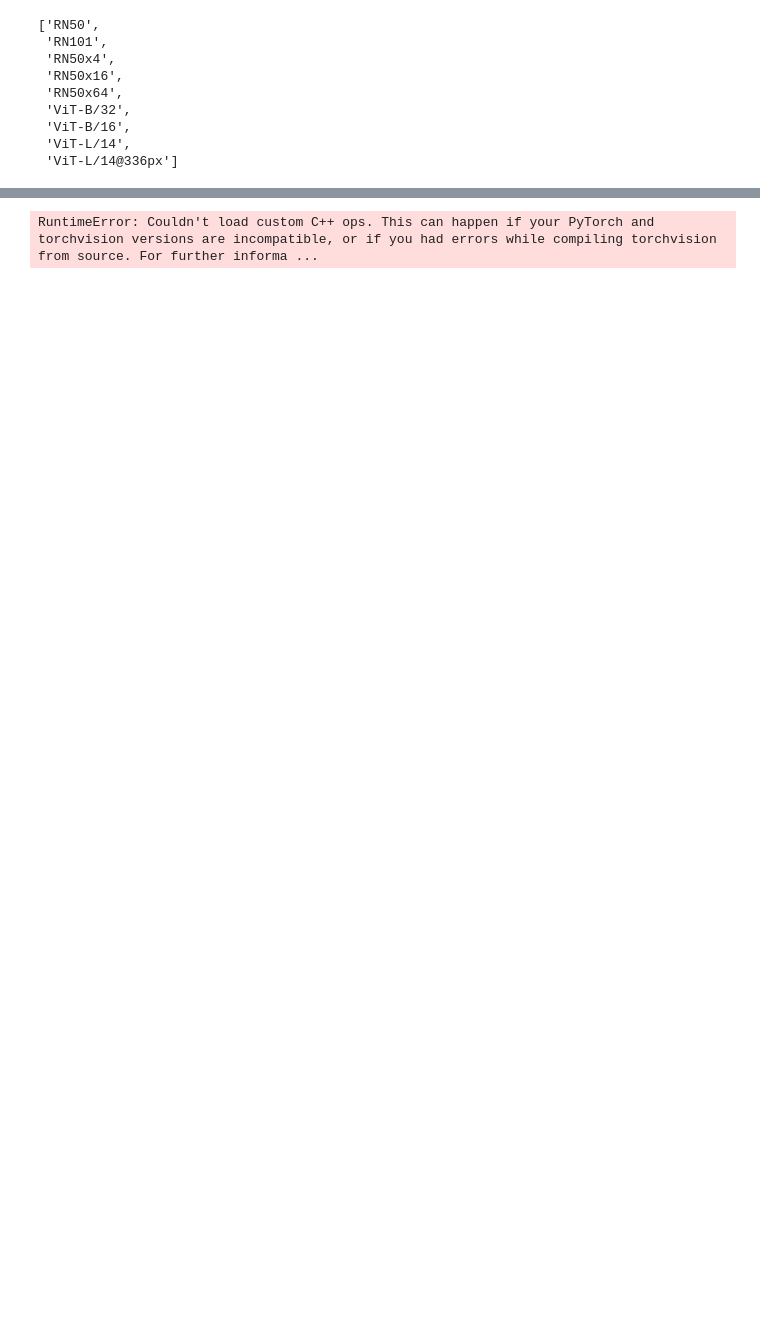
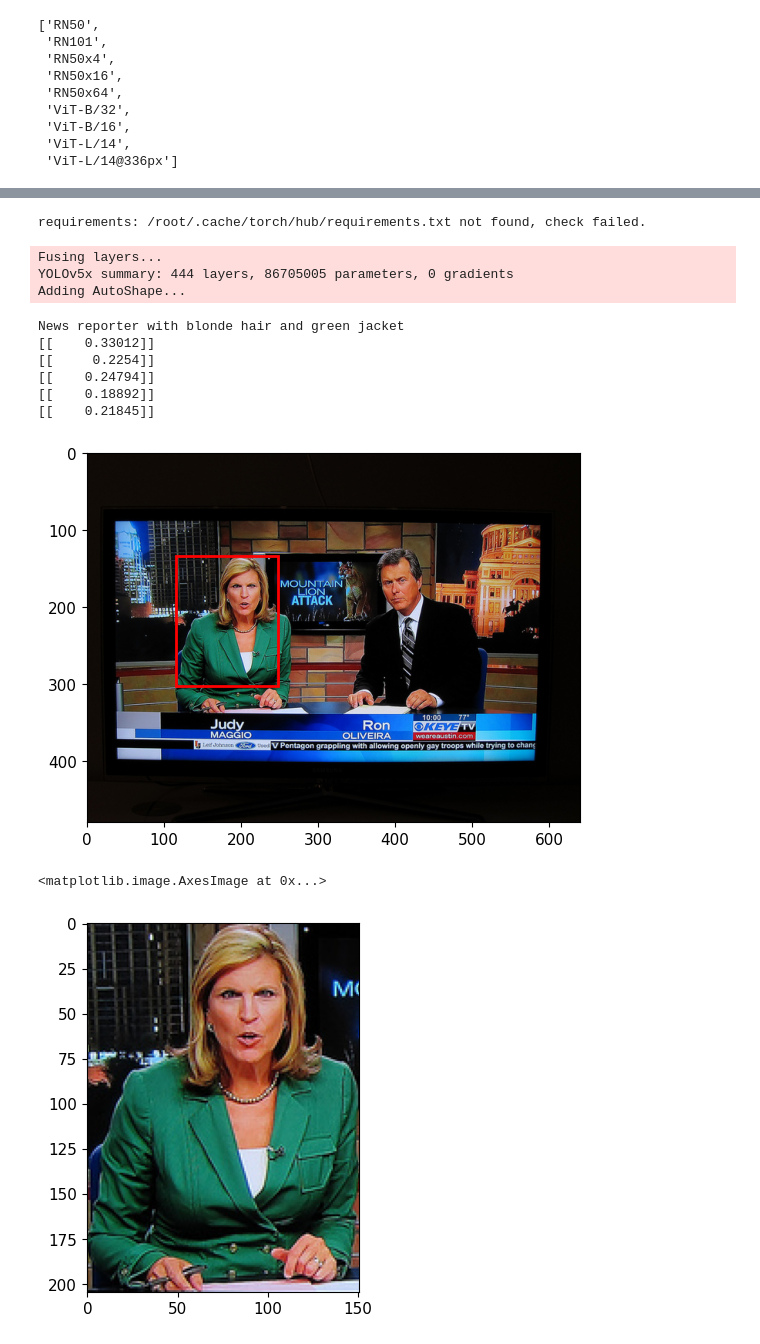
Before and after one commit to nicolazilio0/deepRiccy, a Jupyter notebook: Baseline.ipynb, the cells around one changed output, grey strips where cells are left out. Saved outputs shown, nothing was run; the diff lists cells and outputs as text; code cells hidden in the pictures; blank space fills up the shorter version.

Commit message:
update dataset with succesfull bounding box

```diff
--- a/Baseline.ipynb
+++ b/Baseline.ipynb
@@ -53,6 +71,8 @@ class Coco(Dataset):
             data = json.load(json_data)
             self.img_frame = pd.DataFrame(data['images'])
             self.ann_frame = pd.DataFrame(data['annotations'])
+            #self.img_frame = pd.merge(self.img_frame, self.ann_frame, left_on=)
+
 
         #load annotations
         with open(self.path_pickle, 'rb') as pickle_data:
@@ -67,13 +87,20 @@ class Coco(Dataset):
         self.refs_frame = self.refs_frame.reset_index(drop=True)
 
         self.dataset = pd.merge(self.refs_frame, self.img_frame, left_on='ann_id', right_on='id')
-        self.dataset = self.dataset.drop(columns=['ann_id'])
+        self.dataset = pd.merge(self.dataset, self.ann_frame, left_on= "id", right_on="id")
+        self.dataset = self.dataset.drop(columns=['category_id_x', 'ann_id', 'license', 'category_id_x', 'iscrowd', 'category_id_y', 'ref_id', 'sent_ids', 'flickr_url', 'coco_url', 'segmentation', 'date_captured', 'sent_ids'])
 
     def __len__(self):
         return self.size
 
     def __getitem__(self, idx):
         return self.dataset.iloc[idx]
+
+    def get_annotation(self, idx):
+      return self.ann_frame.iloc[idx]
+
+    def get_imgframe(self, idx):
+      return self.img_frame.iloc[idx]
 # %%
 def split_string(string):
     string = string.split("_")
@@ -118,22 +142,37 @@ clip.available_models()
  'ViT-B/16',
  'ViT-L/14',
  'ViT-L/14@336px']
+# %%
+def yolobbox2bbox(x,y,w,h):
+    x1, y1 = x+h, y
+    x2, y2 = w/2, h/2
+    return x, y, x2, y2
 # %%
 #define device
 device = torch.device("cuda" if torch.cuda.is_available() else "cpu")
 
 #pass image into yolo
-yolo = torch.hub.load('ultralytics/yolov5', 'yolov5s', pretrained=True)
+yolo = torch.hub.load('ultralytics/yolov5', 'yolov5x', pretrained=True)
 
 input = dataset[55]
 
-image = split_string(input["file_name_x"])
+image_path = split_string(input["file_name_x"])
 
-yolo_output = yolo(local_path+image)
+yolo_output = yolo(local_path+image_path)
 
 model, preprocess = clip.load("ViT-B/32")
 model.eval()
 #pass each bounding box segmented image into clip with the sentence
+
+sentence = input["sentences"]["raw"]
+print(sentence)
+
+max_similarity = 0
+max_image = None
+max_bbox = None
+
+original_img = Image.open(local_path+image_path).convert("RGB")
+
 for i in range(len(yolo_output.xyxy[0])):
 
     x1 = yolo_output.xyxy[0][i][0].numpy()
@@ -145,23 +184,36 @@ for i in range(len(yolo_output.xyxy[0])):
     y2 = yolo_output.xyxy[0][i][3].numpy()
     y2 = np.rint(y2)
 
-    print(x1, y1, x2, y2)
+    img_cropped = original_img.crop((x1, y1, x2, y2))
 
-    img = Image.open(local_path+image).convert("RGB")
-    img = img.crop((x1, y1, x2, y2))
-    %matplotlib inline
-    plt.imshow(img)
-    plt.show()
-    img = preprocess(img).unsqueeze(0)
+    img = preprocess(img_cropped).unsqueeze(0)
     image_imput = torch.tensor(img)
-    sentence = input["sentences"]["raw"]
-    print(sentence)
+
     text = clip.tokenize([sentence])
+
     with torch.no_grad():
         image_features = model.encode_image(img).float()
         text_features = model.encode_text(text).float()
     image_features /= image_features.norm(dim=-1, keepdim=True)
     text_features /= text_features.norm(dim=-1, keepdim=True)
     similarity = text_features.cpu().numpy() @ image_features.cpu().numpy().T
+
+    if similarity > max_similarity:
+        max_similarity = similarity
+        max_image = img_cropped
+        max_bbox = yolo_output.xyxy[0][i]
+
+
     print(similarity)
+
+
+%matplotlib inline
+plt.imshow(original_img)
+#convert bounding box from yolo format to pil format
+bbox = yolobbox2bbox(max_bbox[0], max_bbox[1], max_bbox[2], max_bbox[3])
+plt.gca().add_patch(plt.Rectangle((bbox[0], bbox[1]), bbox[2], bbox[3], fill=False, edgecolor='red', linewidth=2))
+
+plt.show()
+
+plt.imshow(max_image)
 # %% [output]
@@ -174 +222,13 @@ Adding AutoShape...
-RuntimeError: Couldn't load custom C++ ops. This can happen if your PyTorch and torchvision versions are incompatible, or if you had errors while compiling torchvision from source. For further informa ...
+requirements: /root/.cache/torch/hub/requirements.txt not found, check failed.
+Fusing layers...
+YOLOv5x summary: 444 layers, 86705005 parameters, 0 gradients
+Adding AutoShape...
+News reporter with blonde hair and green jacket
+[[    0.33012]]
+[[     0.2254]]
+[[    0.24794]]
+[[    0.18892]]
+[[    0.21845]]
+[figure, added]
+<matplotlib.image.AxesImage at 0x...>
+[figure, added]
```
Also changed, not shown: parts of 3 cells of this notebook.
